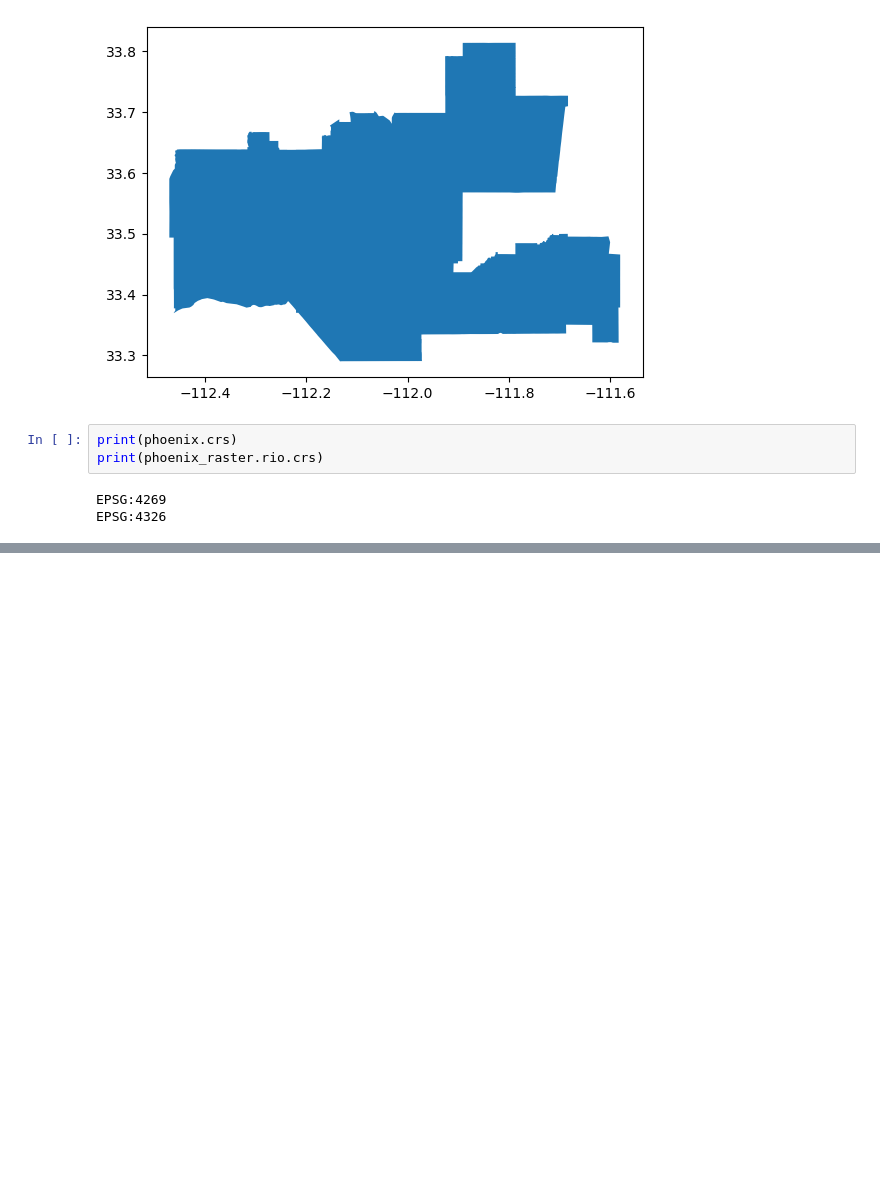
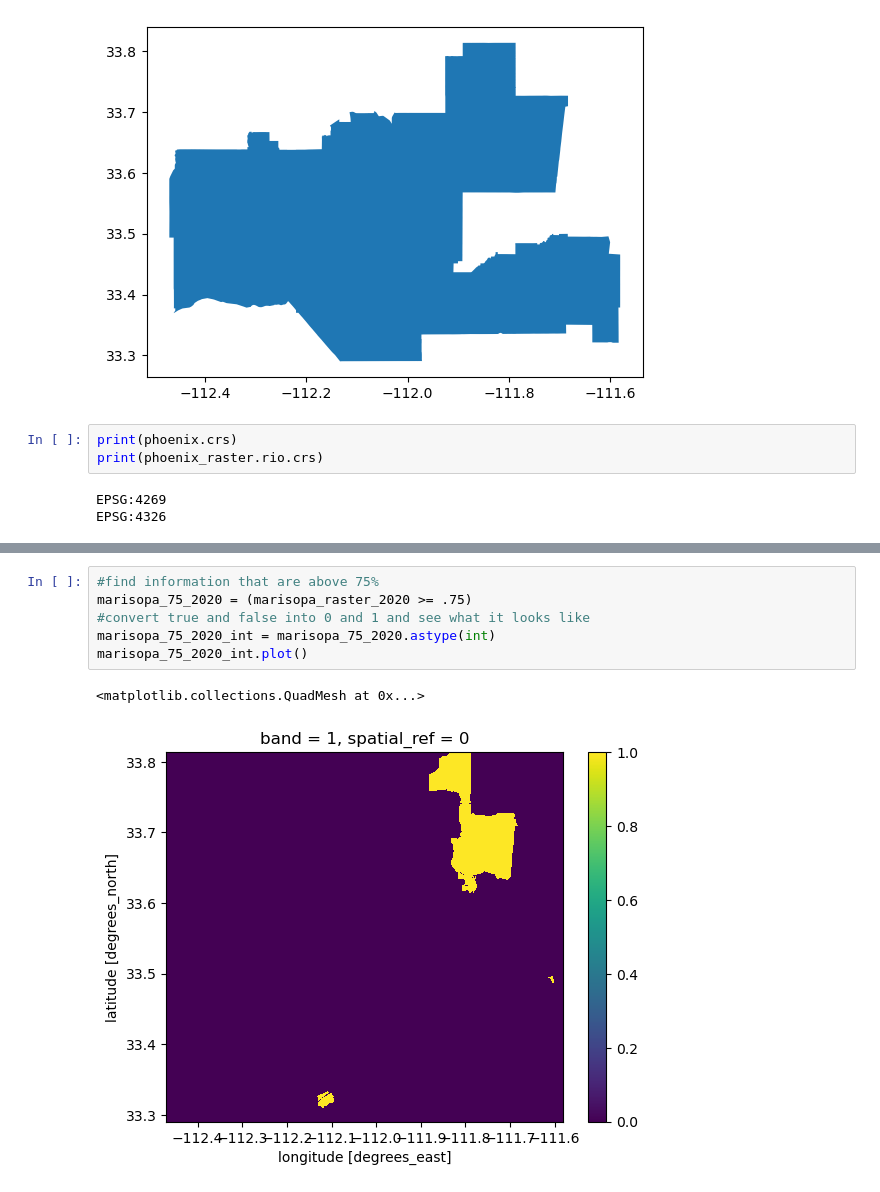
Before and after one commit to p-park6/biodiversity-index-phoenix, a Jupyter notebook: Pheonix_BII_change.ipynb, the cells around one changed output, grey strips where cells are left out. Drawn from its saved outputs; the diff is of its cells as text; blank space fills up the shorter version.

```diff
--- a/Pheonix_BII_change.ipynb
+++ b/Pheonix_BII_change.ipynb
@@ -178,0 +255,9 @@ True
+# %%
+#find information that are above 75%
+marisopa_75_2020 = (marisopa_raster_2020 >= .75)
+#convert true and false into 0 and 1 and see what it looks like
+marisopa_75_2020_int = marisopa_75_2020.astype(int)
+marisopa_75_2020_int.plot()
+# %% [output]
+<matplotlib.collections.QuadMesh at 0x...>
+[figure, added]
```
Also changed, not shown: parts of 31 cells of this notebook.
